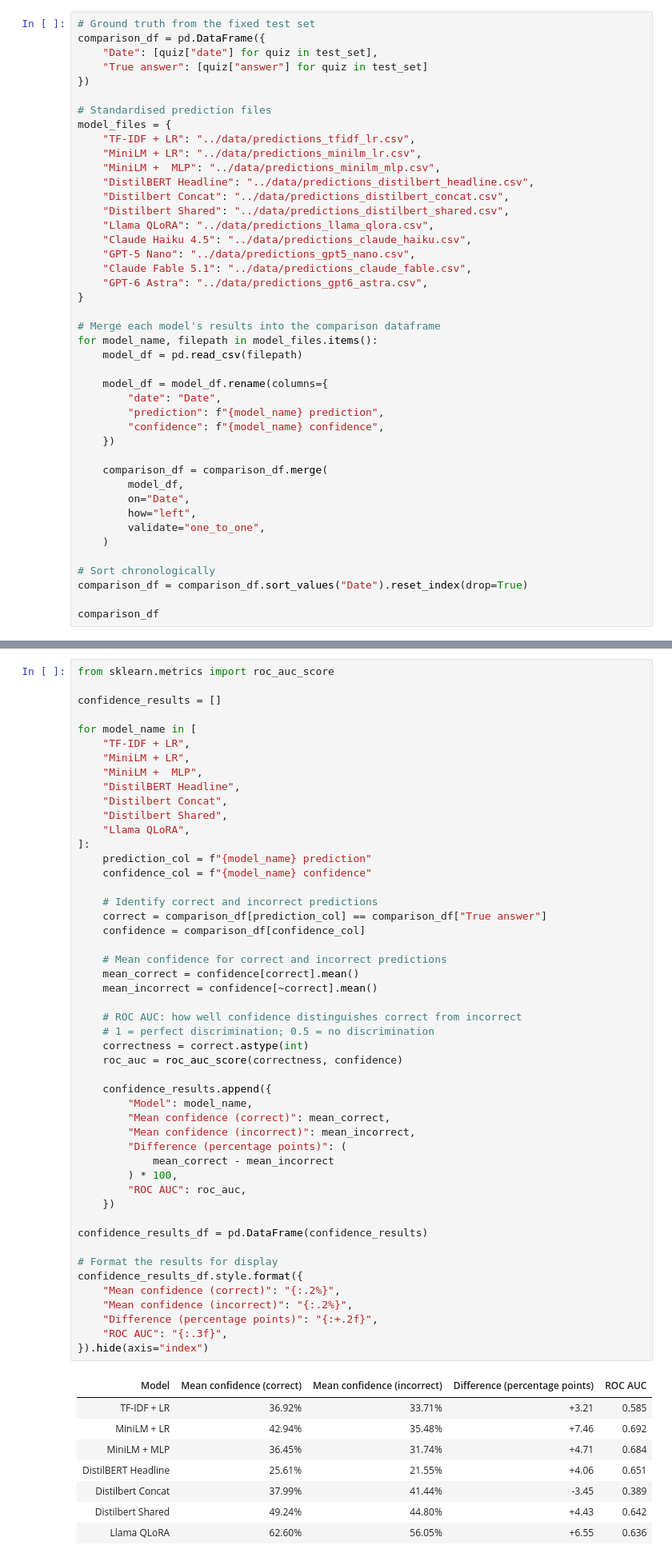
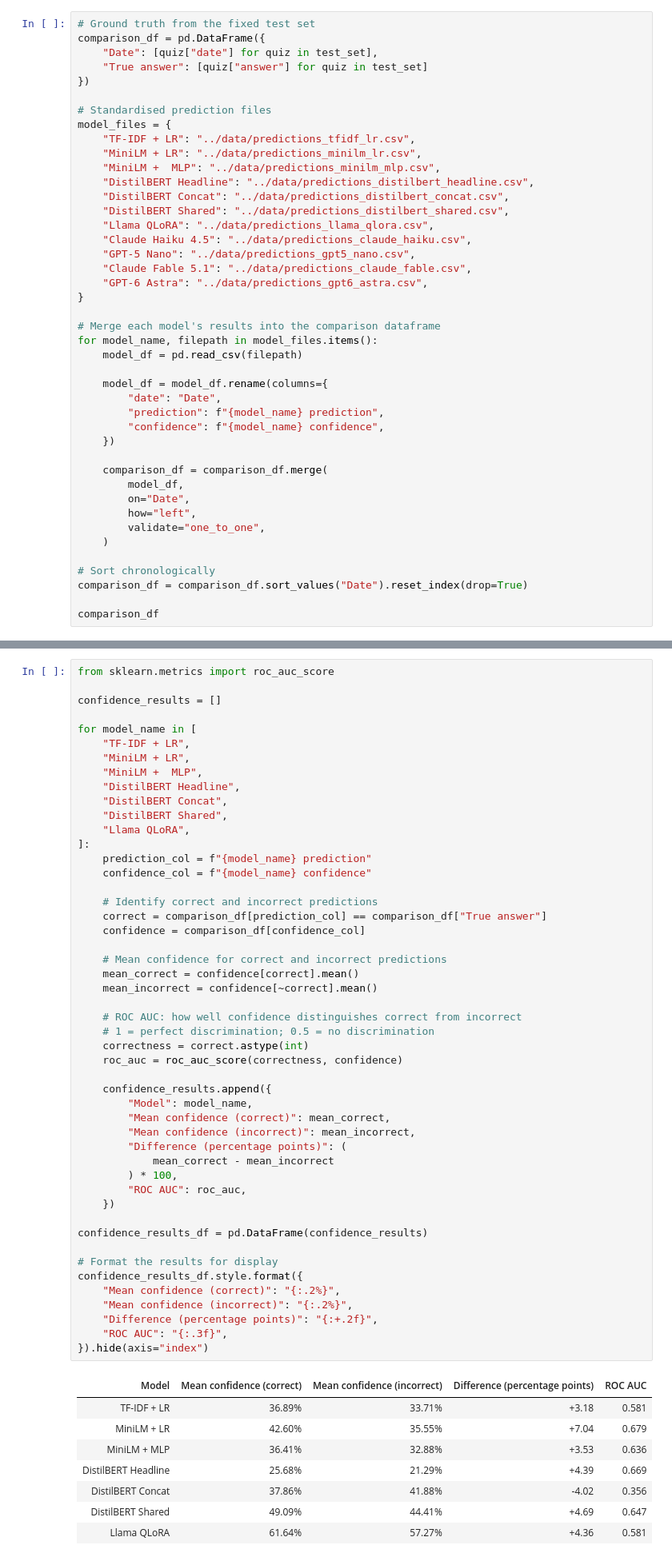
Before and after one commit to michael-jones34/three-headlines-and-a-lie, a Jupyter notebook: notebooks/data_comparison.ipynb, the cells around one changed output, grey strips where cells are left out. Shown at 80% size. Cells and saved outputs as stored; diff of their text form.

```diff
--- a/notebooks/data_comparison.ipynb
+++ b/notebooks/data_comparison.ipynb
@@ -26,8 +28,8 @@ model_files = {
     "MiniLM + LR": "../data/predictions_minilm_lr.csv",
     "MiniLM +  MLP": "../data/predictions_minilm_mlp.csv",
     "DistilBERT Headline": "../data/predictions_distilbert_headline.csv",
-    "Distilbert Concat": "../data/predictions_distilbert_concat.csv",
-    "Distilbert Shared": "../data/predictions_distilbert_shared.csv",
+    "DistilBERT Concat": "../data/predictions_distilbert_concat.csv",
+    "DistilBERT Shared": "../data/predictions_distilbert_shared.csv",
     "Llama QLoRA": "../data/predictions_llama_qlora.csv",
     "Claude Haiku 4.5": "../data/predictions_claude_haiku.csv",
     "GPT-5 Nano": "../data/predictions_gpt5_nano.csv",
@@ -488,8 +498,8 @@ for model_name in [
     "MiniLM + LR",
     "MiniLM +  MLP",
     "DistilBERT Headline",
-    "Distilbert Concat",
-    "Distilbert Shared",
+    "DistilBERT Concat",
+    "DistilBERT Shared",
     "Llama QLoRA",
 ]:
     prediction_col = f"{model_name} prediction"
@@ -502,40 +512,40 @@ for model_name in [
     # Mean confidence for correct and incorrect predictions
     mean_correct = confidence[correct].mean()
     mean_incorrect = confidence[~correct].mean()
 
     # ROC AUC: how well confidence distinguishes correct from incorrect
     # 1 = perfect discrimination; 0.5 = no discrimination
     correctness = correct.astype(int)
     roc_auc = roc_auc_score(correctness, confidence)
 
     confidence_results.append({
         "Model": model_name,
         "Mean confidence (correct)": mean_correct,
         "Mean confidence (incorrect)": mean_incorrect,
         "Difference (percentage points)": (
             mean_correct - mean_incorrect
         ) * 100,
         "ROC AUC": roc_auc,
     })
 
 confidence_results_df = pd.DataFrame(confidence_results)
 
 # Format the results for display
 confidence_results_df.style.format({
     "Mean confidence (correct)": "{:.2%}",
     "Mean confidence (incorrect)": "{:.2%}",
     "Difference (percentage points)": "{:+.2f}",
     "ROC AUC": "{:.3f}",
 }).hide(axis="index")
 # %% [output]
 | Model | Mean confidence (correct) | Mean confidence (incorrect) | Difference (percentage points) | ROC AUC |
-| TF-IDF + LR | 36.92% | 33.71% | +3.21 | 0.585 |
-| MiniLM + LR | 42.94% | 35.48% | +7.46 | 0.692 |
-| MiniLM + MLP | 36.45% | 31.74% | +4.71 | 0.684 |
-| DistilBERT Headline | 25.61% | 21.55% | +4.06 | 0.651 |
-| Distilbert Concat | 37.99% | 41.44% | -3.45 | 0.389 |
-| Distilbert Shared | 49.24% | 44.80% | +4.43 | 0.642 |
-| Llama QLoRA | 62.60% | 56.05% | +6.55 | 0.636 |
+| TF-IDF + LR | 36.89% | 33.71% | +3.18 | 0.581 |
+| MiniLM + LR | 42.60% | 35.55% | +7.04 | 0.679 |
+| MiniLM + MLP | 36.41% | 32.88% | +3.53 | 0.636 |
+| DistilBERT Headline | 25.68% | 21.29% | +4.39 | 0.669 |
+| DistilBERT Concat | 37.86% | 41.88% | -4.02 | 0.356 |
+| DistilBERT Shared | 49.09% | 44.41% | +4.69 | 0.647 |
+| Llama QLoRA | 61.64% | 57.27% | +4.36 | 0.581 |
 # %%
 
 import numpy as np
```
Also changed, not shown: parts of 11 cells of this notebook.
